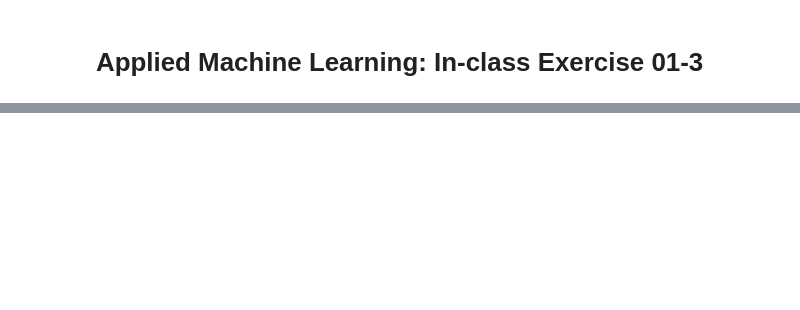
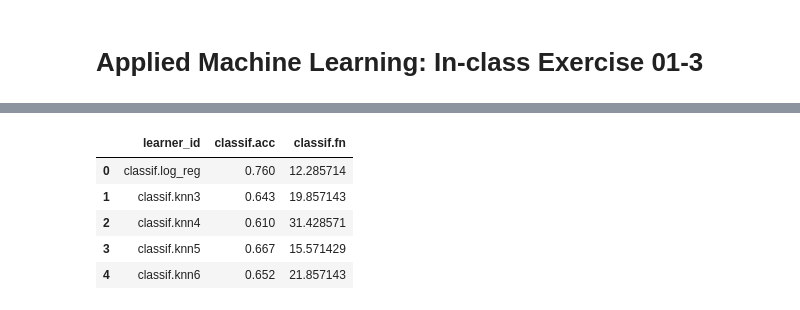
Before and after one commit to slds-lmu/lecture_appml, a Jupyter notebook: exercises/01_introduction/01_3_benchmarking_py.ipynb, the cells around one changed output, grey strips where cells are left out. Cells and saved outputs as stored; diff of their text form; code cells hidden in the pictures; blank space fills up the shorter version.

```diff
--- a/exercises/01_introduction/01_3_benchmarking_py.ipynb
+++ b/exercises/01_introduction/01_3_benchmarking_py.ipynb
@@ -238,0 +212,46 @@ results_df.head()
+# %%
+from joblib import Parallel, delayed
+
+
+learners = create_learners()
+
+# We define a function to run cross-validation for a single learner.
+def run_learner(learner_id, model):
+    # Run cross_validate for the given learner.
+    # Note: Set n_jobs=1 here to avoid nested parallelization,
+    # because we parallelize the learners in the outer loop.
+
+    # Note: some versions of scikit-learn may throw ConvergenceWarning.
+    # The child process does not inherit the parent process's warning filter.
+    # So, we supress the warning within the context manager.
+    with warnings.catch_warnings():
+        warnings.simplefilter("ignore")
+        cv_results = cross_validate(model, X, y, cv=cv,
+                        scoring={'accuracy': 'accuracy', 'fnr': fnr_scorer},
+                        n_jobs=1)
+    acc_mean = np.mean(cv_results['test_accuracy'])
+    fnr_mean = np.mean(cv_results['test_fnr'])
+    return learner_id, cv_results['test_accuracy'], acc_mean, fnr_mean
+
+# Parallelize the outer loop over learners using all available cores.
+parallel_results = Parallel(n_jobs=4)(
+    delayed(run_learner)(learner_id, model) for learner_id, model in learners)
+
+# Process results: gather fold-wise accuracy scores and aggregated results.
+accuracy_scores = {}
+results = []
+for learner_id, scores, acc_mean, fnr_mean in parallel_results:
+    accuracy_scores[learner_id] = scores
+    results.append({'learner_id': learner_id,
+                    'classif.acc': acc_mean,
+                    'classif.fn': - fnr_mean})
+
+results_df = pd.DataFrame(results)
+results_df.head()
+# %% [output]
+|  | learner_id | classif.acc | classif.fn |
+| 0 | classif.log_reg | 0.760 | 12.285714 |
+| 1 | classif.knn3 | 0.643 | 19.857143 |
+| 2 | classif.knn4 | 0.610 | 31.428571 |
+| 3 | classif.knn5 | 0.667 | 15.571429 |
+| 4 | classif.knn6 | 0.652 | 21.857143 |
```
Also changed, not shown: parts of 15 cells of this notebook, 7 other files.
